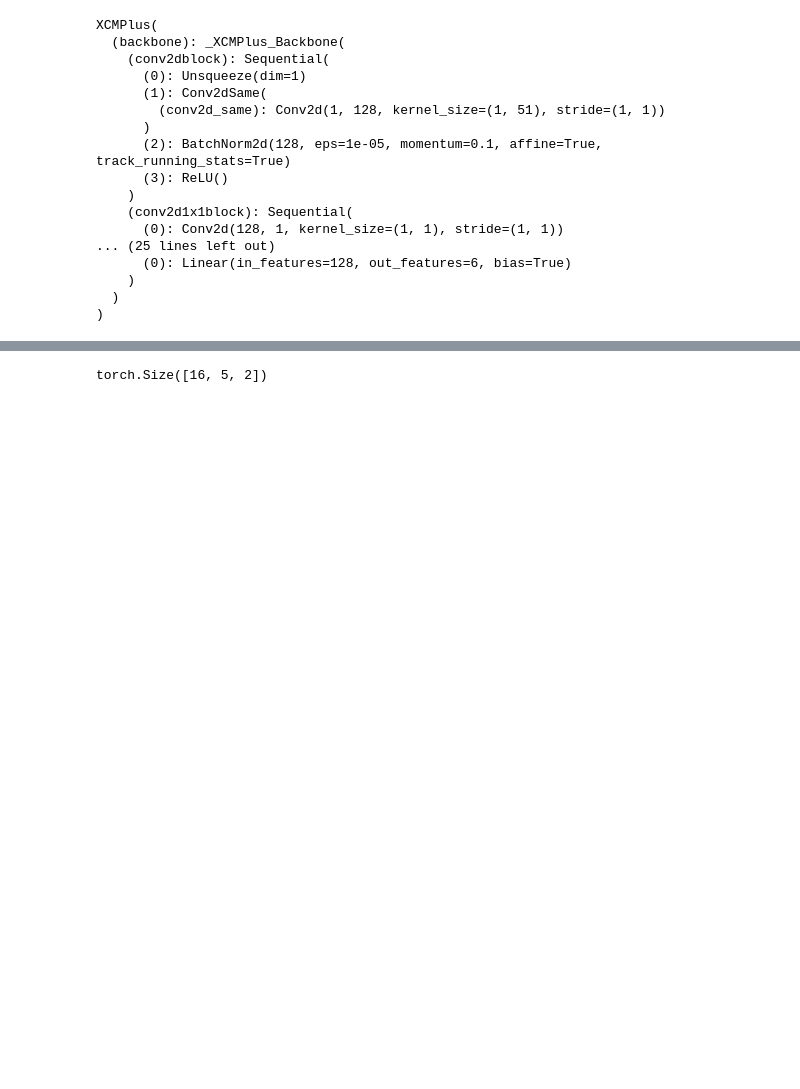
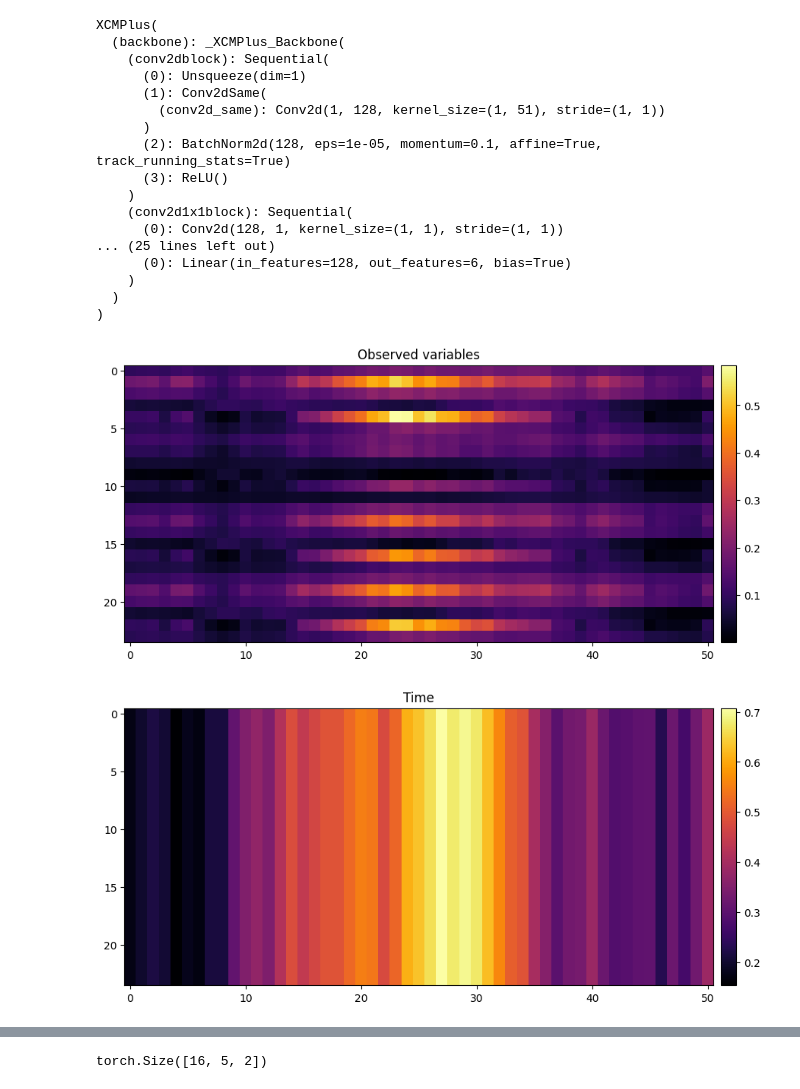
Before and after one commit to timeseriesAI/tsai, a Jupyter notebook: nbs/062_models.XCMPlus.ipynb, the cells around one changed output, grey strips where cells are left out. Cells and saved outputs as stored; diff of their text form; code cells hidden in the pictures; blank space fills up the shorter version.

```diff
--- a/nbs/062_models.XCMPlus.ipynb
+++ b/nbs/062_models.XCMPlus.ipynb
@@ -131,6 +135,11 @@ XCMPlus(
     )
   )
 )
+# %%
+model.show_gradcam(xb, yb)
+# %% [output]
+[figure, added]
+[figure, added]
 # %%
 model.show_gradcam(xb[0], yb[0])
 # %% [output]
```
Also changed, not shown: parts of 4 cells of this notebook, 10 other files.
